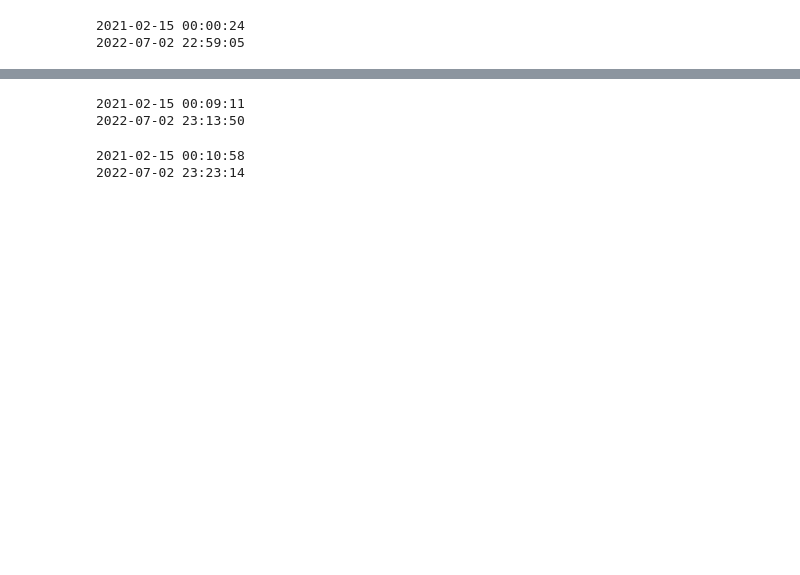
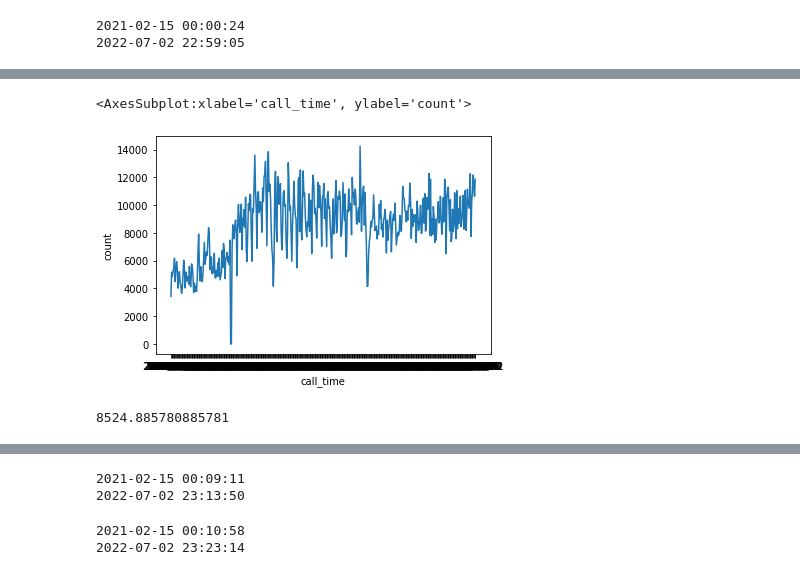
Before and after one commit to green-jade/iMOD-analysis, a Jupyter notebook: Analysis.ipynb, the cells around one changed output, grey strips where cells are left out. Drawn from its saved outputs; the diff is of its cells as text; code cells hidden in the pictures; blank space fills up the shorter version.

```diff
--- a/Analysis.ipynb
+++ b/Analysis.ipynb
@@ -61,0 +71,4 @@ print(max(order['call_time']))
+# %%
+df_1 = order.loc[:,['ID', 'call_time']]
+df_1['call_time'] = df_1['call_time'].dt.strftime('%Y/%m/%d')
+df_1.head()
@@ -61,0 +82,8 @@ print(max(order['call_time']))
+# %%
+a = pd.DataFrame(df_1.groupby('call_time')['ID'].count()).rename(columns={'ID':'count'})
+sns.lineplot(data = a, x = "call_time", y = "count")
+
+# 급격히 호출 건수 감소 구역 : 기록 안된 날짜들
+# %% [output]
+<AxesSubplot:xlabel='call_time', ylabel='count'>
+[figure, added]
@@ -61,0 +92,5 @@ print(max(order['call_time']))
+# %%
+# 하루 평균 순 호출 수
+a['count'].mean()
+# %% [output]
+8524.885780885781
```
Also changed, not shown: parts of 30 cells of this notebook.
